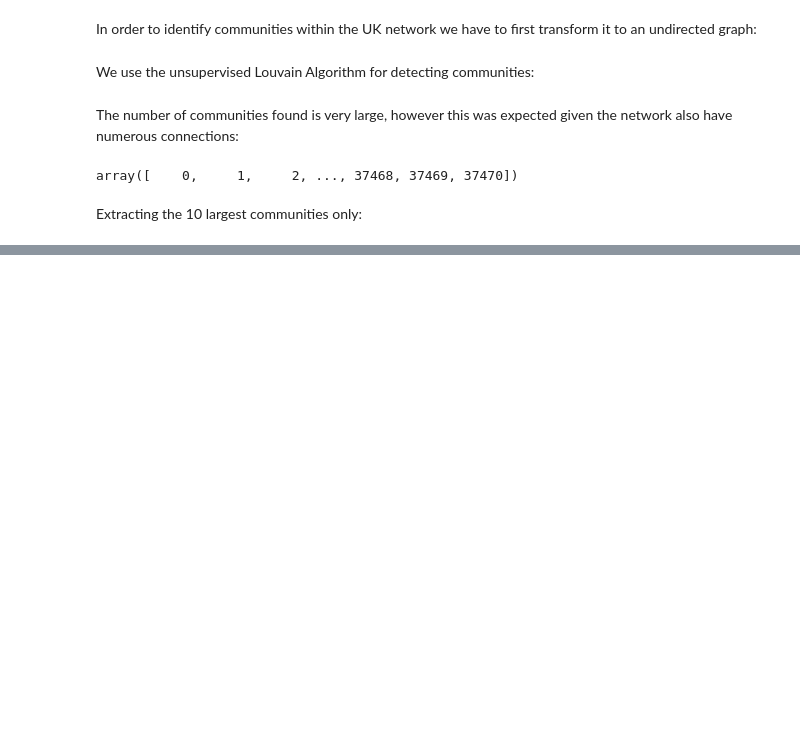
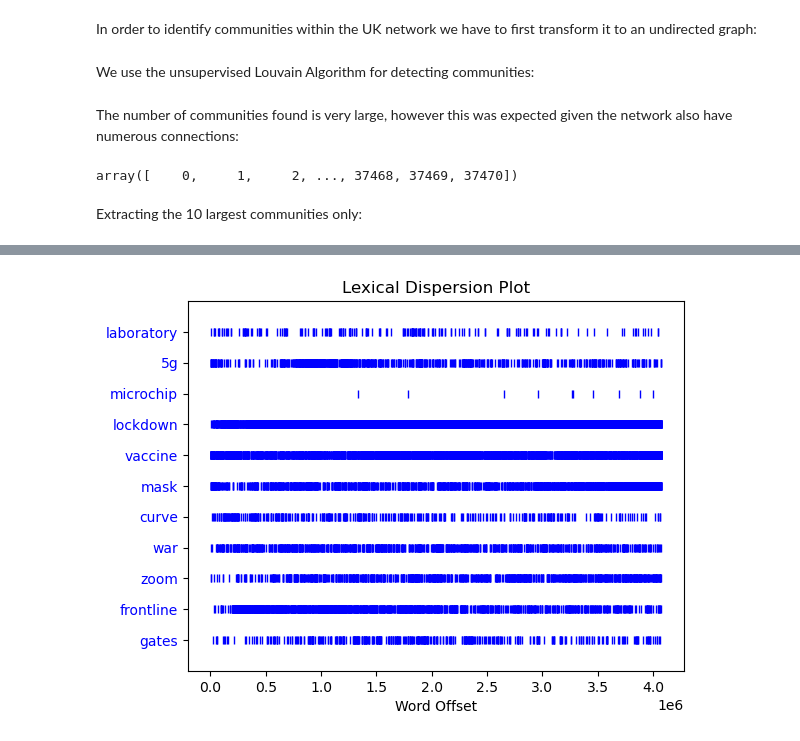
Before and after one commit to HuayuanSong/2805_covid_tweets, a Jupyter notebook: building_graph_wordclouds.ipynb, the cells around one changed output, grey strips where cells are left out. Saved outputs shown, nothing was run; the diff lists cells and outputs as text; code cells hidden in the pictures; blank space fills up the shorter version.

```diff
--- a/building_graph_wordclouds.ipynb
+++ b/building_graph_wordclouds.ipynb
@@ -258,0 +346,6 @@ plt.show()
+# %%
+all_texts = np.concatenate(data_df.copy().loc[:, 'tokens'].values)
+# %%
+dispersion_plot(all_texts,["laboratory", "5g", "microchip", 'lockdown', 'vaccine', 'mask', 'curve', 'war', 'zoom', 'frontline', 'gates'])
+# %% [output]
+[figure, added]
```
Also changed, not shown: parts of 29 cells of this notebook.
